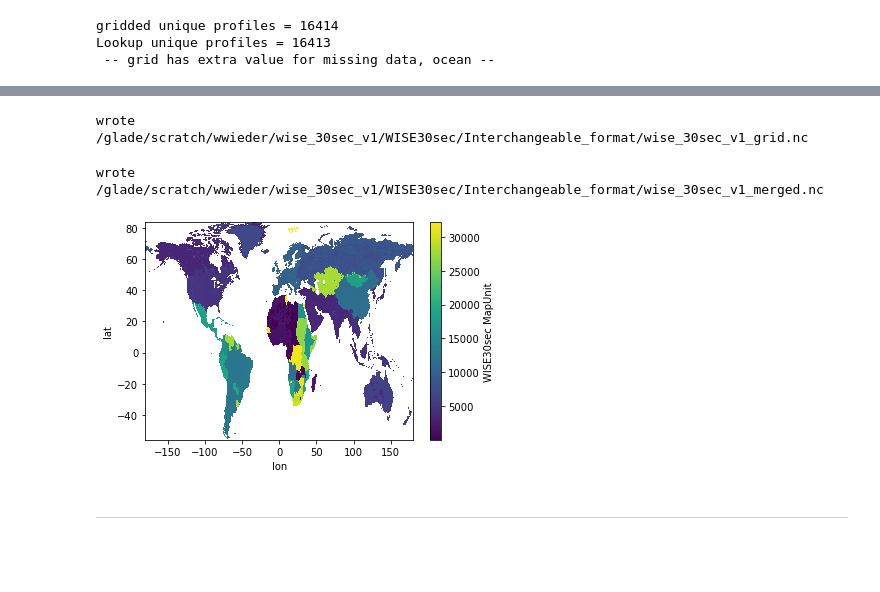
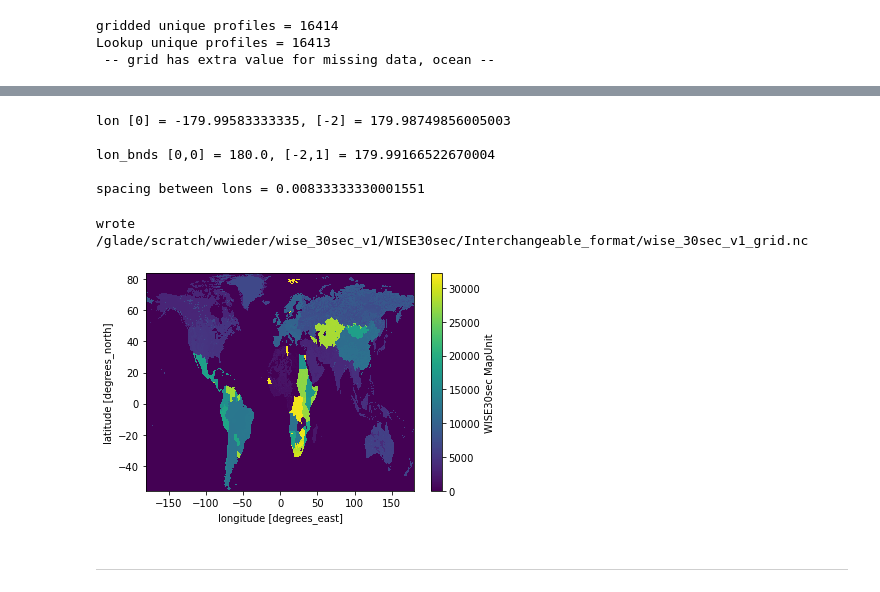
Before and after one commit to wwieder/ctsm_py, a Jupyter notebook: notebooks/tiff2nc-WISE.ipynb, the cells around one changed output, grey strips where cells are left out. Drawn from its saved outputs; the diff is of its cells as text; code cells hidden in the pictures; blank space fills up the shorter version.

Commit message:
updates for .nc formatting

```diff
--- a/notebooks/tiff2nc-WISE.ipynb
+++ b/notebooks/tiff2nc-WISE.ipynb
@@ -260,15 +211,17 @@ wrote /glade/scratch/wwieder/wise_30sec_v1/WISE30sec/Interchangeable_format/wise
 # %% [markdown]
 ## open .tif as rioxarray to bring in meta and projection data
 # %%
-with dask.config.set(**{'array.slicing.split_large_chunks': True}):
-    rds = rioxarray.open_rasterio(infile)
-
+#with dask.config.set(**{'array.slicing.split_large_chunks': True}):
+rds = rioxarray.open_rasterio(infile)
 rds = rds.rename({'x': 'lon','y': 'lat'})
 rds = rds.isel(band=0).to_dataset(name='MU')
 rds = rds.reset_coords(names=['spatial_ref','band'], drop=True)
-rds = rds.astype(int)
-rds = rds.where(rds>0)
+rds['MU'] = rds['MU'].astype(int)
+FillValue = 0
+rds['MU'] = rds['MU'].where(rds['MU']>0, FillValue)
+rds['MU'].attrs['_FillValue'] = FillValue
 rds = rds.load()
+rds = rds.isel(lon=slice(0,-1)) # remove last (extra?) lat value (>180 E)
 #_ = wait(rds)
 # %%
 ## Check to see that dimensions are the same for lookup table and grid
@@ -344,3 +326,31 @@ Attributes:
+# %%
+print('lon [0] = '+
+      str(rds['lon'].isel(lon=0).values) +
+      ', [-2] = '+
+      str(rds['lon'].isel(lon=-2).values))
+
+print()
+
+print('lon_bnds [0,0] = '+
+      str(rds['lon_bnds'].isel(lon=0,bound=0).values) +
+      ', [-2,1] = '+
+      str(rds['lon_bnds'].isel(lon=-2,bound=1).values) )
+
+print()
+
+print('spacing between lons = '+str(lon_diff.max()) )
+# %% [output]
+lon [0] = -179.99583333335, [-2] = 179.98749856005003
+
+lon_bnds [0,0] = 180.0, [-2,1] = 179.99166522670004
+
+spacing between lons = 0.00833333330001551
+# %%
+# Add additional metadata for coordinates
+rds.lat.attrs['_FillValue'] = 1e-36
+rds.lon.attrs['_FillValue'] = 1e-36
+rds.lat_bnds.attrs['_FillValue'] = 1e-36
+rds.lon_bnds.attrs['_FillValue'] = 1e-36
 # %%
 ## Write out .nc file
 fout = path + 'wise_30sec_v1_grid.nc'
@@ -348,20 +361,11 @@ rds.to_netcdf(fout)
 print('wrote '+fout)
 # %% [output]
 wrote /glade/scratch/wwieder/wise_30sec_v1/WISE30sec/Interchangeable_format/wise_30sec_v1_grid.nc
-# %%
-## Write out merged.nc file
-ds = xr.merge([rds,dsOUT])
-
-fout = path + 'wise_30sec_v1_merged.nc'
-ds.to_netcdf(fout)
-print('wrote '+fout)
-# %% [output]
-wrote /glade/scratch/wwieder/wise_30sec_v1/WISE30sec/Interchangeable_format/wise_30sec_v1_merged.nc
 # %%
 # This takes forver, or overloads memory
-ds.MU.plot() ;
+rds.MU.plot() ;
 # %% [output]
-[figure, old version]
+[figure, new version]
 # %% [markdown]
 -------
 # %%
```
Also changed, not shown: parts of 16 cells of this notebook.
